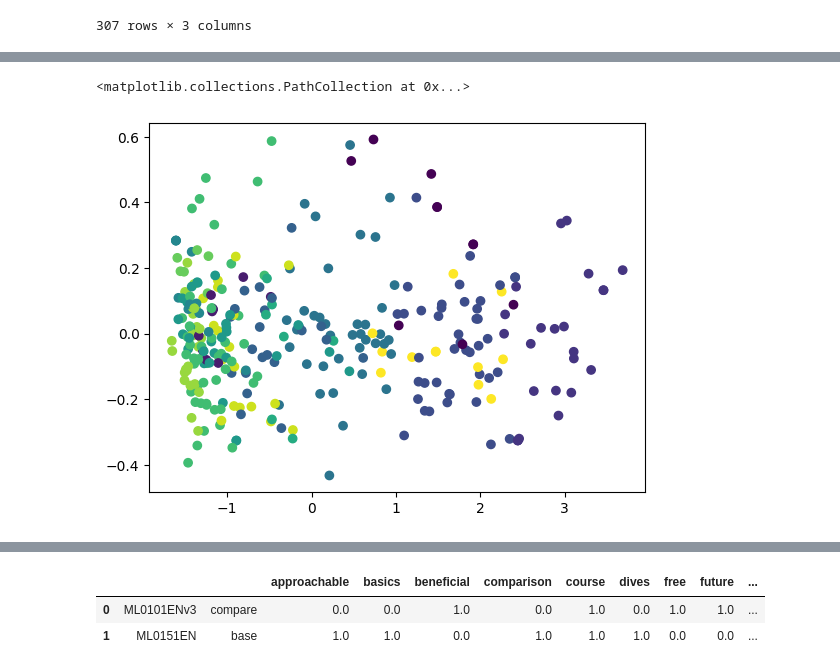
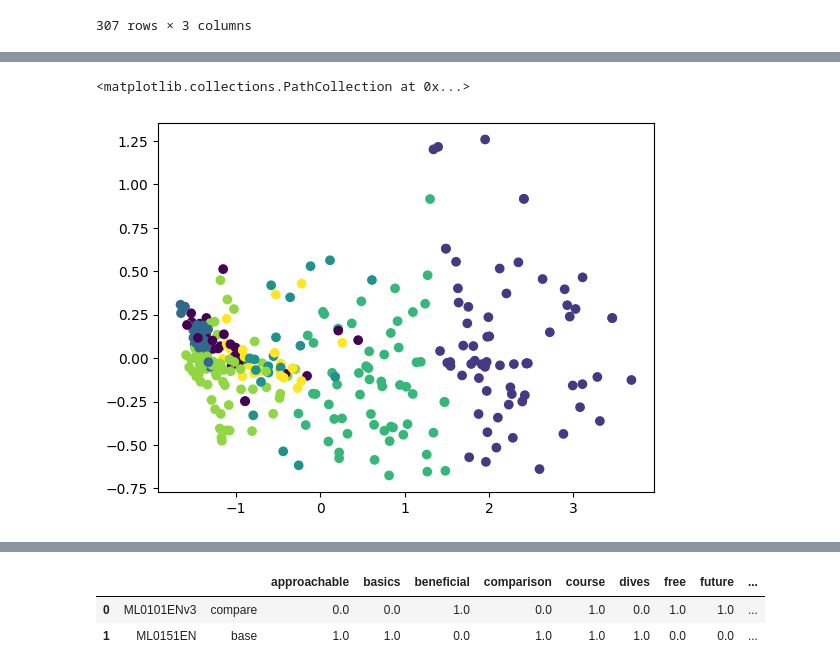
Before and after one commit to sahilsasane/recommender-app, a Jupyter notebook: content_clustering.ipynb, the cells around one changed output, grey strips where cells are left out. Drawn from its saved outputs; the diff is of its cells as text; code cells hidden in the pictures.

Commit message:
Add PCA clustering in the backend

```diff
--- a/content_clustering.ipynb
+++ b/content_clustering.ipynb
@@ -337,5 +339,4 @@ course_ids = pd.DataFrame(processed.loc[:,"TITLE"])
 # %%
 pca = PCA(n_components=14)
 features_red = pca.fit_transform(sim_df)
-merged = course_ids.join(pd.DataFrame(features_red)).reset_index()
-merged.rename(columns={0:'PC0',1:'PC1',2:'PC2',3:'PC3',4:'PC4',5:'PC5',6:'PC6',7:'PC7',8:'PC8',9:'PC9',10:'PC10',11:'PC11',12:'PC12',13:'PC13'},inplace=True)
+merged = course_ids.join(pd.DataFrame(features_red)).reset_index().drop('index',axis=1)
@@ -341,0 +359,3 @@ merged.rename(columns={0:'PC0',1:'PC1',2:'PC2',3:'PC3',4:'PC4',5:'PC5',6:'PC6',7
+# %%
+pc_rename = {i:f'PC{i}' for i in range(len(merged.columns)-1)}
+pc_rename
@@ -341,0 +377,3 @@ merged.rename(columns={0:'PC0',1:'PC1',2:'PC2',3:'PC3',4:'PC4',5:'PC5',6:'PC6',7
+# %%
+merged.rename(columns=pc_rename,inplace=True)
+merged
@@ -342,4 +394,4 @@ merged.rename(columns={0:'PC0',1:'PC1',2:'PC2',3:'PC3',4:'PC4',5:'PC5',6:'PC6',7
 # %%
-num_clusters = 14
+num_clusters = 7
 kmeans = KMeans(n_clusters=num_clusters)
 clusters = kmeans.fit_predict(features_red)
@@ -346,8 +414,8 @@ clusters = kmeans.fit_predict(features_red)
 # %%
-plt.scatter(merged.loc[:,'PC0'],merged.loc[:,'PC13'],c=clusters)
+plt.scatter(merged.loc[:,'PC0'],merged.loc[:,'PC5'],c=clusters)
 # %% [output]
 <matplotlib.collections.PathCollection at 0x...>
-[figure, old version]
+[figure, new version]
 # %%
 pd.set_option('display.max_colwidth', None)
 joined = processed.join(pd.DataFrame(clusters)).reset_index().drop('DESCRIPTION',axis=1)
```
Also changed, not shown: parts of 19 cells of this notebook, 2 other files.
